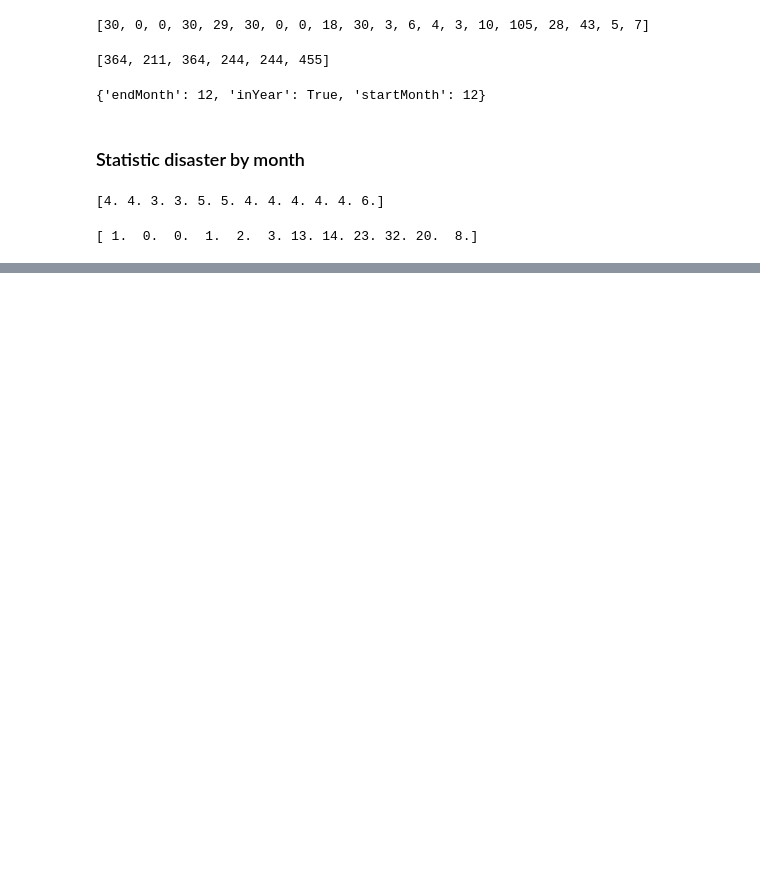
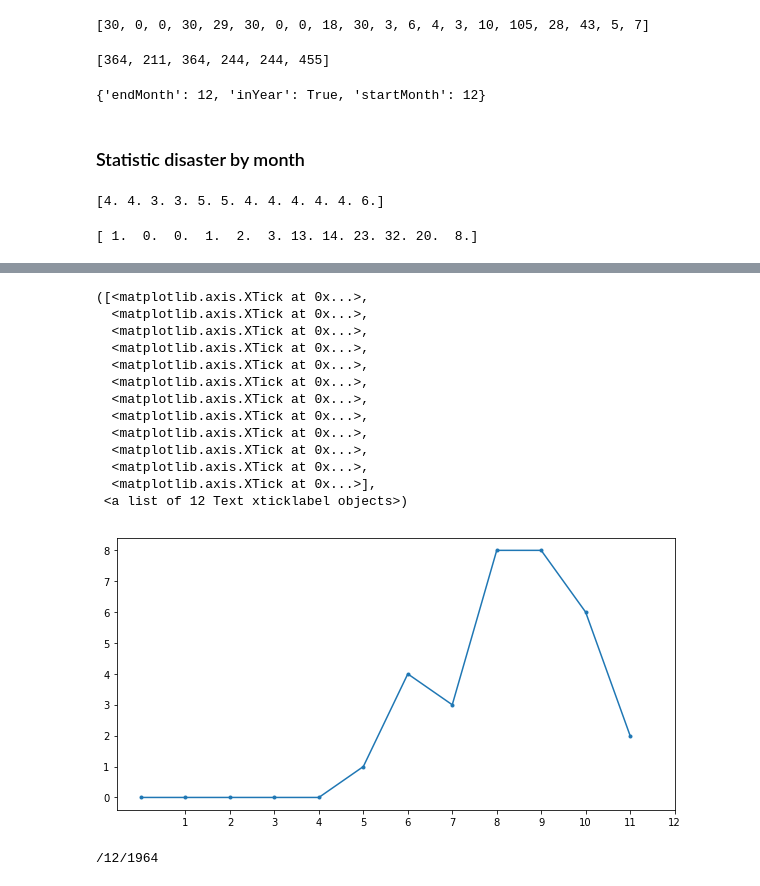
Before and after one commit to Hydroviet/Disaster-notebook, a Jupyter notebook: EMDAT_notebook.ipynb, the cells around one changed output, grey strips where cells are left out. Drawn from its saved outputs; the diff is of its cells as text; code cells hidden in the pictures; blank space fills up the shorter version.

```diff
--- a/EMDAT_notebook.ipynb
+++ b/EMDAT_notebook.ipynb
@@ -127,0 +151,40 @@ print(statFlood)
+# %%
+def statByMonthAndYear(data, yearStart, yearEnd):
+    dataStat = data.copy()
+    cnt = 0
+    for i in range(data.shape[0]):
+        line = data.iloc[i]
+        startDate = str2Date(line['Start date'])
+        endDate = str2Date(line['End date'])
+        _yearStart = startDate['year']
+        _yearEnd = endDate['year']
+        if (_yearStart >= yearStart and _yearEnd <= yearEnd):
+            dataStat.iloc[cnt] = line
+            cnt+=1
+    dataStat = dataStat.iloc[:cnt]
+    return statByMonth(dataStat)
+# %%
+stat1 = statByMonthAndYear(floodVnDf, 2010, 2017)
+# %%
+plt.figure(figsize = (10,5))
+plt.plot(stat1, marker='.')
+plt.xticks(np.arange(1,13))
+# %% [output]
+([<matplotlib.axis.XTick at 0x...>,
+  <matplotlib.axis.XTick at 0x...>,
+  <matplotlib.axis.XTick at 0x...>,
+  <matplotlib.axis.XTick at 0x...>,
+  <matplotlib.axis.XTick at 0x...>,
+  <matplotlib.axis.XTick at 0x...>,
+  <matplotlib.axis.XTick at 0x...>,
+  <matplotlib.axis.XTick at 0x...>,
+  <matplotlib.axis.XTick at 0x...>,
+  <matplotlib.axis.XTick at 0x...>,
+  <matplotlib.axis.XTick at 0x...>,
+  <matplotlib.axis.XTick at 0x...>],
+ <a list of 12 Text xticklabel objects>)
+[figure, added]
+# %%
+print(floodVnDf.iloc[0]['Start date'])
+# %% [output]
+/12/1964
```
Also changed, not shown: parts of 12 cells of this notebook.
